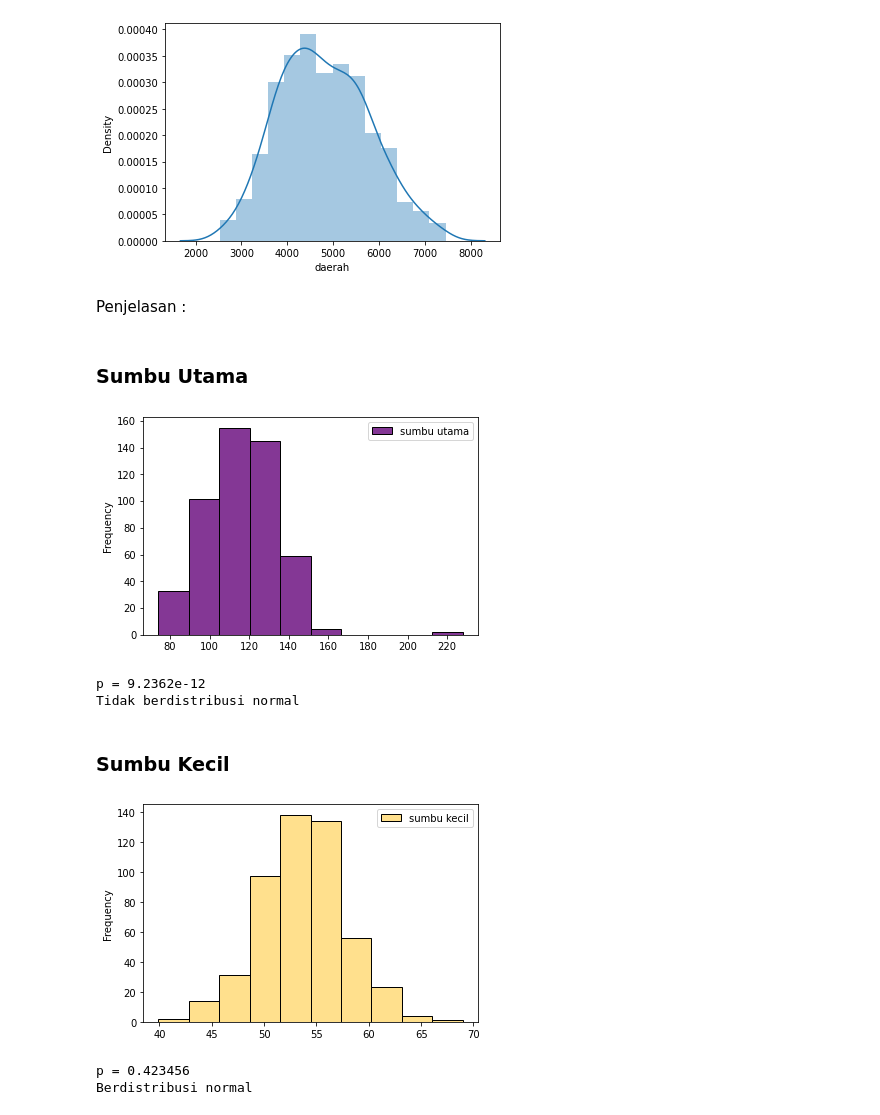
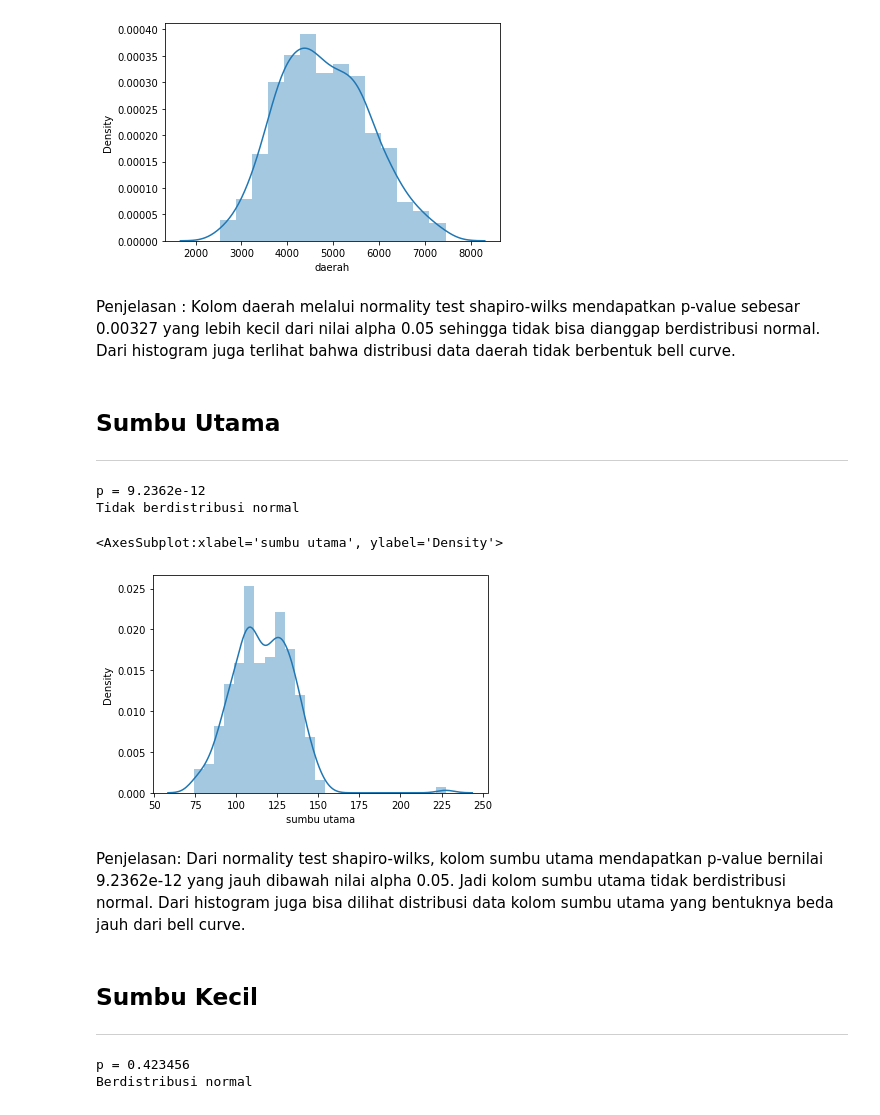
Before and after one commit to girvinjunod/TubesProbstat, a Jupyter notebook: 02_T1_IF2220_13519081.ipynb, the cells around one changed output. Drawn from its saved outputs; the diff is of its cells as text; code cells hidden in the pictures.

```diff
--- a/02_T1_IF2220_13519081.ipynb
+++ b/02_T1_IF2220_13519081.ipynb
@@ -372,15 +550,12 @@ sns.distplot(gandum['daerah'])
 # %% [output]
 <AxesSubplot:xlabel='daerah', ylabel='Density'>
 [figure]
-# %% [markdown]
-Penjelasan :
+# %% [markdown]
+Penjelasan :
+Kolom daerah melalui normality test shapiro-wilks mendapatkan p-value sebesar 0.00327 yang lebih kecil dari nilai alpha 0.05 sehingga tidak bisa dianggap berdistribusi normal. Dari histogram juga terlihat bahwa distribusi data daerah tidak berbentuk bell curve.
 # %% [markdown]
-### Sumbu Utama
+## Sumbu Utama
+---
-# %%
-df = pd.DataFrame(data = gandum, columns = ['sumbu utama'])
-hist = df.plot.hist(bins = 10, color = '#843795', edgecolor='black')
-# %% [output]
-[figure, removed]
 # %%
 df = pd.DataFrame(data = gandum, columns = ['sumbu utama'])
 #stat, p = s.normaltest(df, axis= 0, nan_policy='omit') D'Agostino
@@ -393,13 +568,17 @@ else:
 # %% [output]
 p = 9.2362e-12
 Tidak berdistribusi normal
+# %%
+sns.distplot(gandum['sumbu utama'])
+# %% [output]
+<AxesSubplot:xlabel='sumbu utama', ylabel='Density'>
+[figure, added]
+# %% [markdown]
+Penjelasan:
+Dari normality test shapiro-wilks, kolom sumbu utama mendapatkan p-value bernilai 9.2362e-12 yang jauh dibawah nilai alpha 0.05. Jadi kolom sumbu utama tidak berdistribusi normal. Dari histogram juga bisa dilihat distribusi data kolom sumbu utama yang bentuknya beda jauh dari bell curve.
 # %% [markdown]
-### Sumbu Kecil
+## Sumbu Kecil
+---
-# %%
-df = pd.DataFrame(data = gandum, columns = ['sumbu kecil'])
-hist = df.plot.hist(bins = 10, color = '#ffe08d', edgecolor='black')
-# %% [output]
-[figure, removed]
 # %%
 df = pd.DataFrame(data = gandum, columns = ['sumbu kecil'])
 #stat, p = s.normaltest(df, axis= 0, nan_policy='omit') D'Agostino
```
Also changed, not shown: parts of 267 cells of this notebook, 4 other files.
